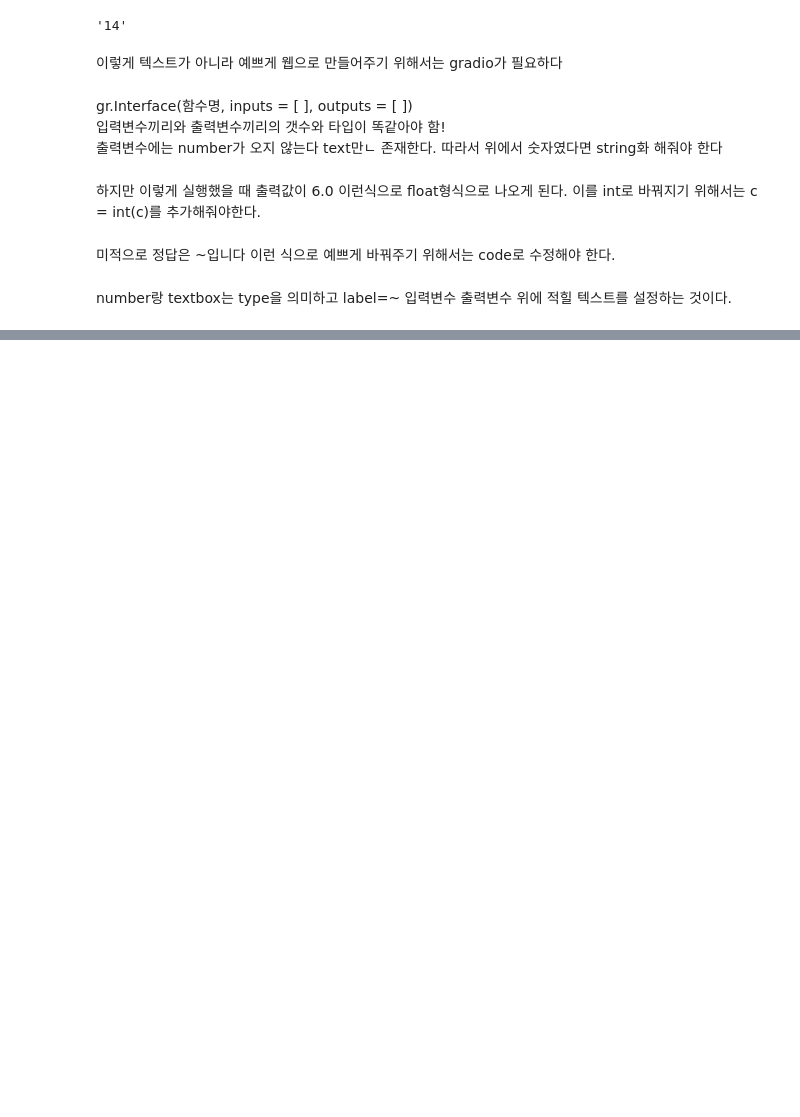
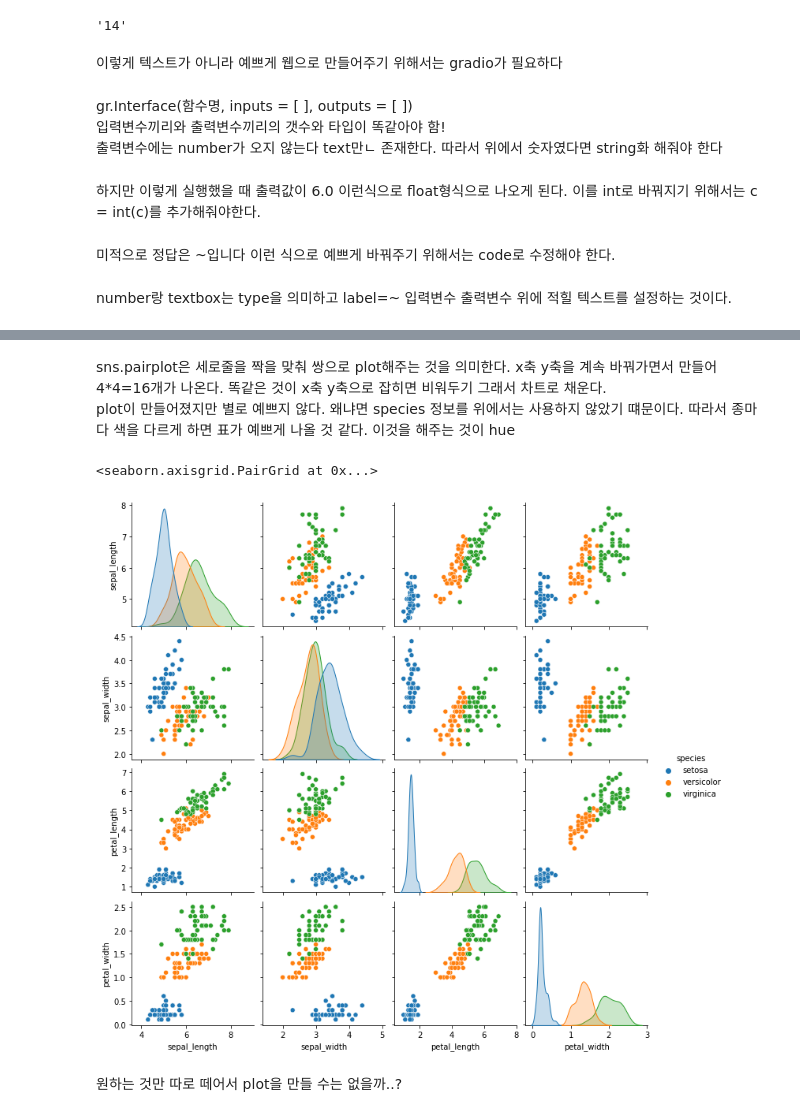
Before and after one commit to jinsu1214/class2022spring, a Jupyter notebook: 20220316.ipynb, the cells around one changed output, grey strips where cells are left out. Drawn from its saved outputs; the diff is of its cells as text; code cells hidden in the pictures; blank space fills up the shorter version.

```diff
--- a/20220316.ipynb
+++ b/20220316.ipynb
@@ -678,0 +729,10 @@ number랑 textbox는 type을 의미하고 label=~ 입력변수 출력변수 위
+# %% [markdown]
+sns.pairplot은 세로줄을 짝을 맞춰 쌍으로 plot해주는 것을 의미한다. x축 y축을 계속 바꿔가면서 만들어 4*4=16개가 나온다. 똑같은 것이 x축 y축으로 잡히면 비워두기 그래서 차트로 채운다.
+plot이 만들어졌지만 별로 예쁘지 않다. 왜냐면 species 정보를 위에서는 사용하지 않았기 떄문이다. 따라서 종마다 색을 다르게 하면 표가 예쁘게 나올 것 같다. 이것을 해주는 것이 hue
+# %%
+sns.pairplot(df, hue='species')
+# %% [output]
+<seaborn.axisgrid.PairGrid at 0x...>
+[figure, added]
+# %% [markdown]
+원하는 것만 따로 떼어서 plot을 만들 수는 없을까..?
```
Also changed, not shown: parts of 15 cells of this notebook.
